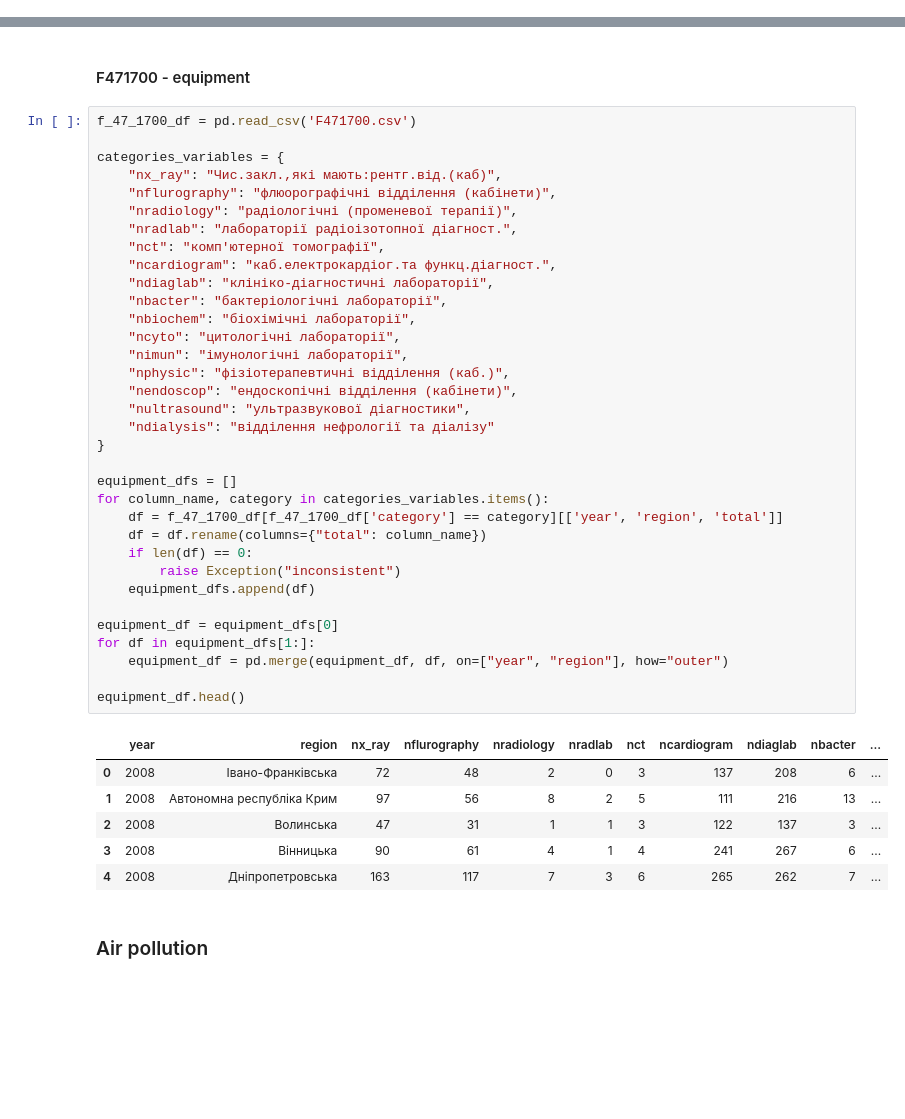
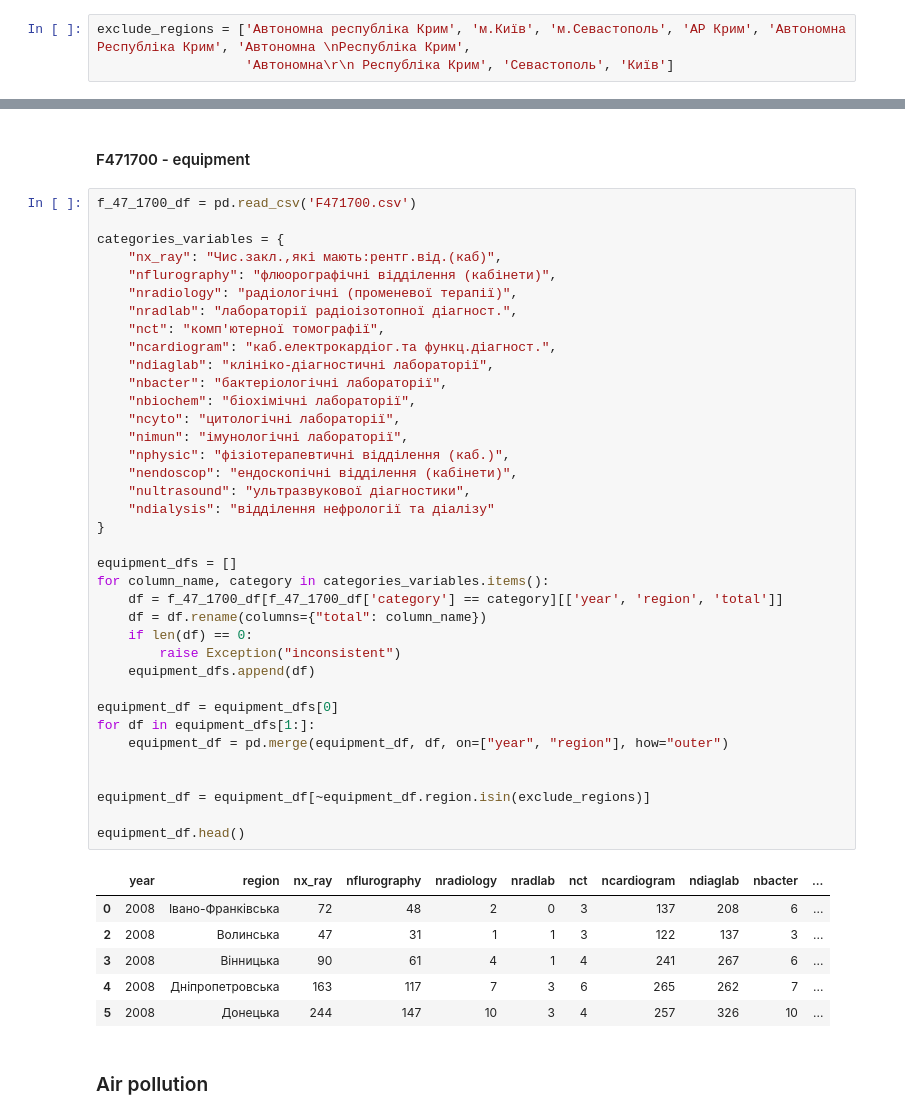
Before and after one commit to Zhukowych/cancer_incidence, a Jupyter notebook: final_dataset/merging.ipynb, the cells around one changed output, grey strips where cells are left out. Cells and saved outputs as stored; diff of their text form; blank space fills up the shorter version.

```diff
--- a/final_dataset/merging.ipynb
+++ b/final_dataset/merging.ipynb
@@ -2,6 +3,9 @@
 import pandas as pd
 # %% [markdown]
 # Components
+# %%
+exclude_regions = ['Автономна pеспубліка Крим', 'м.Київ', 'м.Севастополь', 'АР Крим', 'Автономна Республіка Крим', 'Автономна \nРеспубліка Крим',
+                   'Автономна\r\n Республіка Крим', 'Севастополь', 'Київ']
 # %% [markdown]
 ### Incidence by region and age groups
 # %%
@@ -56,37 +64,40 @@ categories_variables = {
     "nradlab": "лабораторії радіоізотопної діагност.",
     "nсt": "комп'ютерної томографії",
     "ncardiogram": "каб.електрокардіог.та функц.діагност.",
     "ndiaglab": "клініко-діагностичні лабораторії",
     "nbacter": "бактеріологічні лабораторії",
     "nbiochem": "біохімічні лабораторії",
     "ncyto": "цитологічні лабораторії",
     "nimun": "імунологічні лабораторії",
     "nphysic": "фізіотерапевтичні відділення (каб.)",
     "nendoscop": "ендоскопічні відділення (кабінети)",
     "nultrasound": "ультразвукової діагностики",
     "ndialysis": "відділення нефрології та діалізу"
 }
 
 equipment_dfs = []
 for column_name, category in categories_variables.items():
     df = f_47_1700_df[f_47_1700_df['category'] == category][['year', 'region', 'total']]
     df = df.rename(columns={"total": column_name})
     if len(df) == 0:
         raise Exception("inconsistent")
     equipment_dfs.append(df)
 
 equipment_df = equipment_dfs[0]
 for df in equipment_dfs[1:]:
     equipment_df = pd.merge(equipment_df, df, on=["year", "region"], how="outer")
 
+
+equipment_df = equipment_df[~equipment_df.region.isin(exclude_regions)]
+
 equipment_df.head()
 # %% [output]
 |  | year | region | nx_ray | nflurography | nradiology | nradlab | nсt | ncardiogram | ndiaglab | nbacter | ... |
 | 0 | 2008 | Івано-Франківська | 72 | 48 | 2 | 0 | 3 | 137 | 208 | 6 | ... |
-| 1 | 2008 | Автономна pеспубліка Крим | 97 | 56 | 8 | 2 | 5 | 111 | 216 | 13 | ... |
 | 2 | 2008 | Волинська | 47 | 31 | 1 | 1 | 3 | 122 | 137 | 3 | ... |
 | 3 | 2008 | Вінницька | 90 | 61 | 4 | 1 | 4 | 241 | 267 | 6 | ... |
 | 4 | 2008 | Дніпропетровська | 163 | 117 | 7 | 3 | 6 | 265 | 262 | 7 | ... |
+| 5 | 2008 | Донецька | 244 | 147 | 10 | 3 | 4 | 257 | 326 | 10 | ... |
 # %% [markdown]
 ### Air pollution
 # %%
```
Also changed, not shown: parts of 20 cells of this notebook, 7 other files.
